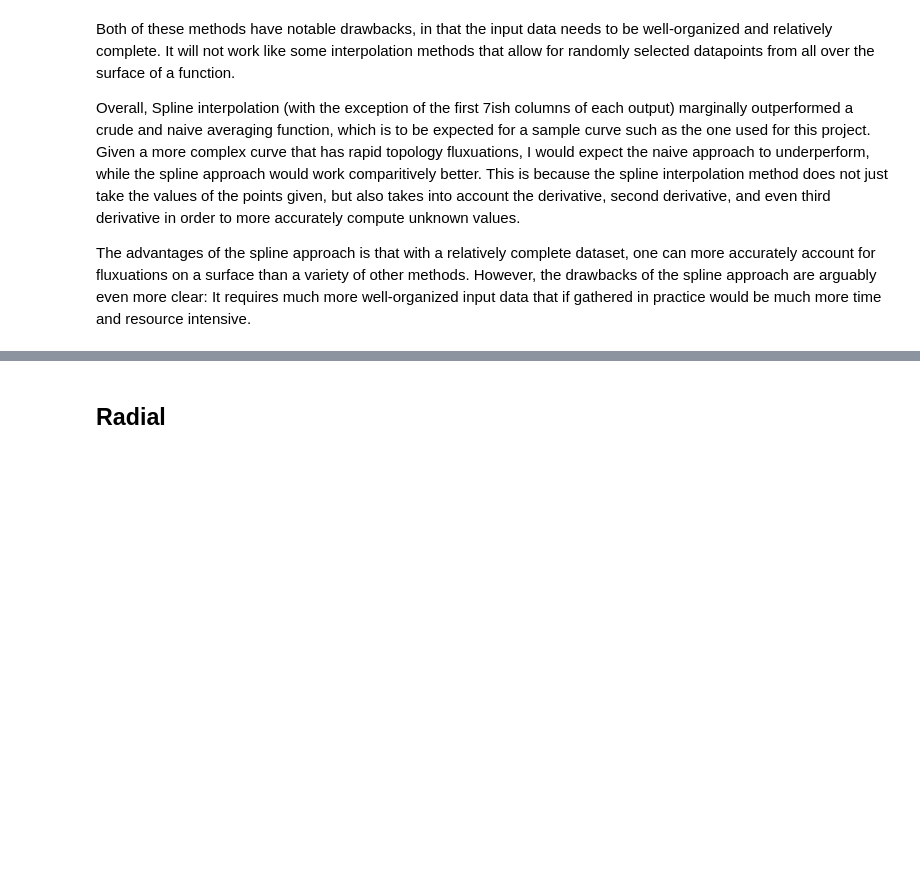
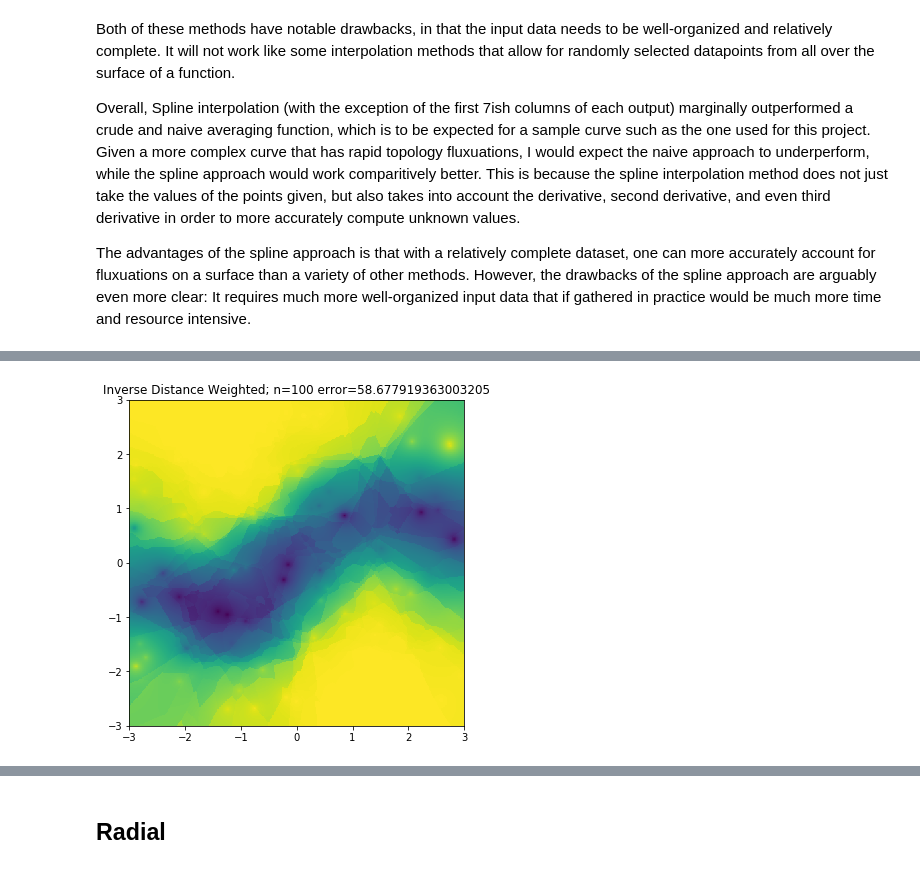
Before and after one commit to nlumiere/Interpolation-Techniques, a Jupyter notebook: Presentation.ipynb, the cells around one changed output, grey strips where cells are left out. Cells and saved outputs as stored; diff of their text form; code cells hidden in the pictures; blank space fills up the shorter version.

```diff
--- a/Presentation.ipynb
+++ b/Presentation.ipynb
@@ -127,0 +164,35 @@ However, the drawbacks of the spline approach are arguably even more clear: It r
+# %%
+def run_IDW(n):
+    x = np.linspace(-3, 3, 50000)
+    y = np.linspace(-3, 3, 50000)
+    sample_x = x[np.random.choice(len(x), size=n, replace=False)]
+    sample_y = y[np.random.choice(len(y), size=n, replace=False)]
+    sample_z = f(sample_x, sample_y)
+    pos = np.vstack((sample_x, sample_y)).T
+    f_predict = idw(pos, sample_z)
+    inputx = np.linspace(-3, 3, 500)
+    inputy = np.linspace(-3, 3, 500)
+    X1, Y1 = np.meshgrid(inputx, inputy)
+    Z1 = []
+    for i in range(len(X1)):
+        xrow = X1[i]
+        yrow = Y1[i]
+        row_grid = np.vstack((xrow, yrow)).T
+        z_row = f_predict(row_grid)
+        Z1.append(z_row)
+    return Z1
+
+def calculate_err(Z_predict):
+    return np.linalg.norm(np.abs(np.subtract(Z, Z_predict)))
+# %%
+inputx = np.linspace(-3, 3, 500)
+inputy = np.linspace(-3, 3, 500)
+X1, Y1 = np.meshgrid(inputx, inputy)
+Z_predict = run_IDW(100)
+err = calculate_err(Z_predict)
+plt.figure(figsize=(6,6))
+plt.pcolormesh(X1, Y1, Z_predict, shading='auto')
+plt.title(f'Inverse Distance Weighted; n=100 error={err}')
+plt.show()
+# %% [output]
+[figure, added]
```
Also changed, not shown: parts of 5 cells of this notebook.
